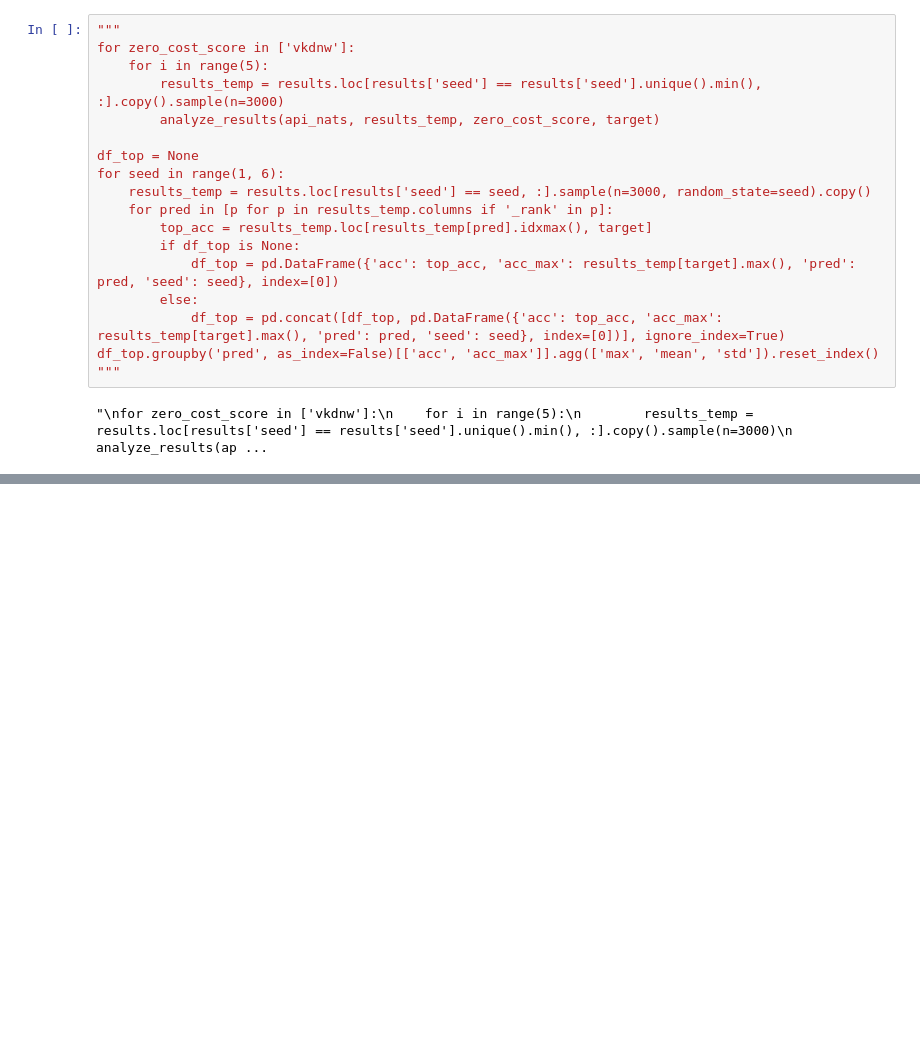
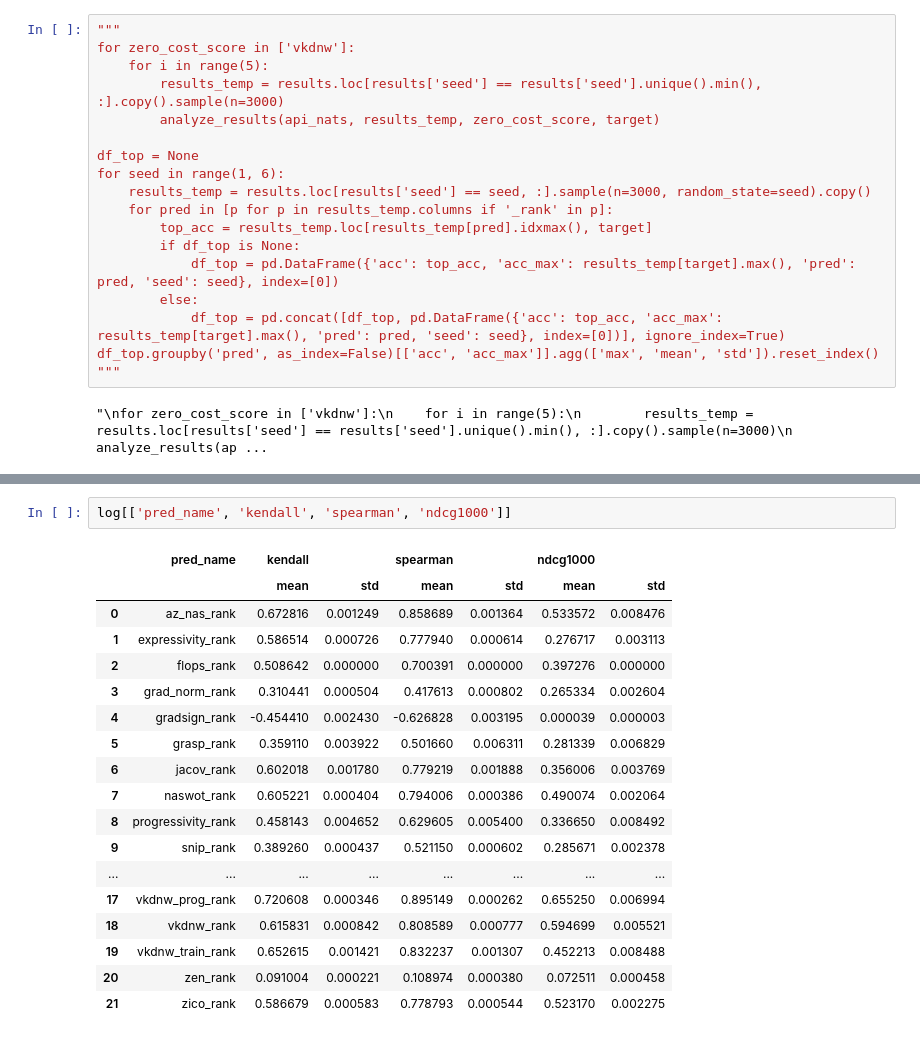
Before and after one commit to ondratybl/VKDNW, a Jupyter notebook: NB201/tss_analyze.ipynb, the cells around one changed output, grey strips where cells are left out. Saved outputs shown, nothing was run; the diff lists cells and outputs as text; blank space fills up the shorter version.

```diff
--- a/NB201/tss_analyze.ipynb
+++ b/NB201/tss_analyze.ipynb
@@ -386,0 +397,21 @@ log_save
+# %%
+log[['pred_name', 'kendall', 'spearman', 'ndcg1000']]
+# %% [output]
+|  | pred_name | kendall |  | spearman |  | ndcg1000 |  |
+|  |  | mean | std | mean | std | mean | std |
+| 0 | az_nas_rank | 0.672816 | 0.001249 | 0.858689 | 0.001364 | 0.533572 | 0.008476 |
+| 1 | expressivity_rank | 0.586514 | 0.000726 | 0.777940 | 0.000614 | 0.276717 | 0.003113 |
+| 2 | flops_rank | 0.508642 | 0.000000 | 0.700391 | 0.000000 | 0.397276 | 0.000000 |
+| 3 | grad_norm_rank | 0.310441 | 0.000504 | 0.417613 | 0.000802 | 0.265334 | 0.002604 |
+| 4 | gradsign_rank | -0.454410 | 0.002430 | -0.626828 | 0.003195 | 0.000039 | 0.000003 |
+| 5 | grasp_rank | 0.359110 | 0.003922 | 0.501660 | 0.006311 | 0.281339 | 0.006829 |
+| 6 | jacov_rank | 0.602018 | 0.001780 | 0.779219 | 0.001888 | 0.356006 | 0.003769 |
+| 7 | naswot_rank | 0.605221 | 0.000404 | 0.794006 | 0.000386 | 0.490074 | 0.002064 |
+| 8 | progressivity_rank | 0.458143 | 0.004652 | 0.629605 | 0.005400 | 0.336650 | 0.008492 |
+| 9 | snip_rank | 0.389260 | 0.000437 | 0.521150 | 0.000602 | 0.285671 | 0.002378 |
+| ... | ... | ... | ... | ... | ... | ... | ... |
+| 17 | vkdnw_prog_rank | 0.720608 | 0.000346 | 0.895149 | 0.000262 | 0.655250 | 0.006994 |
+| 18 | vkdnw_rank | 0.615831 | 0.000842 | 0.808589 | 0.000777 | 0.594699 | 0.005521 |
+| 19 | vkdnw_train_rank | 0.652615 | 0.001421 | 0.832237 | 0.001307 | 0.452213 | 0.008488 |
+| 20 | zen_rank | 0.091004 | 0.000221 | 0.108974 | 0.000380 | 0.072511 | 0.000458 |
+| 21 | zico_rank | 0.586679 | 0.000583 | 0.778793 | 0.000544 | 0.523170 | 0.002275 |
```
Also changed, not shown: parts of 7 cells of this notebook, 5 other files.
